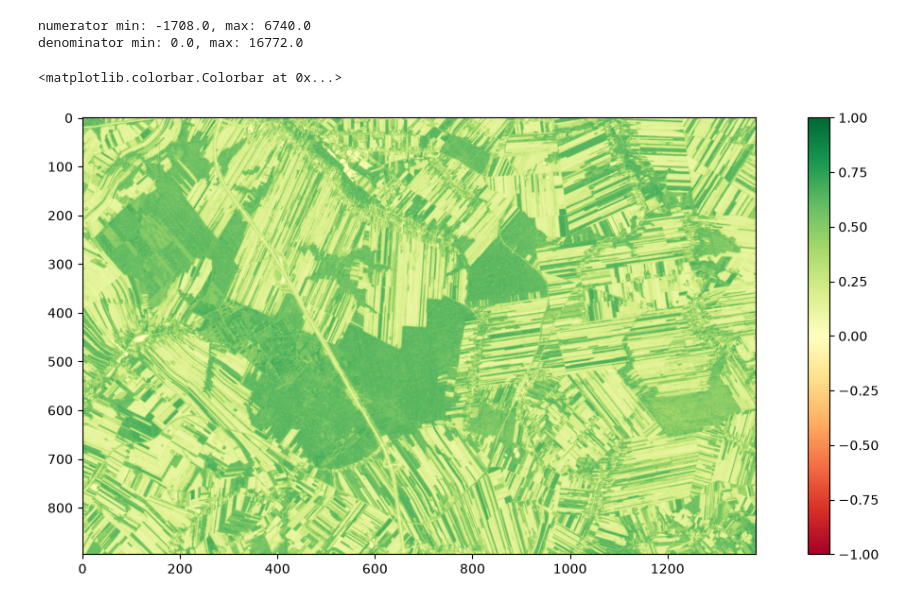
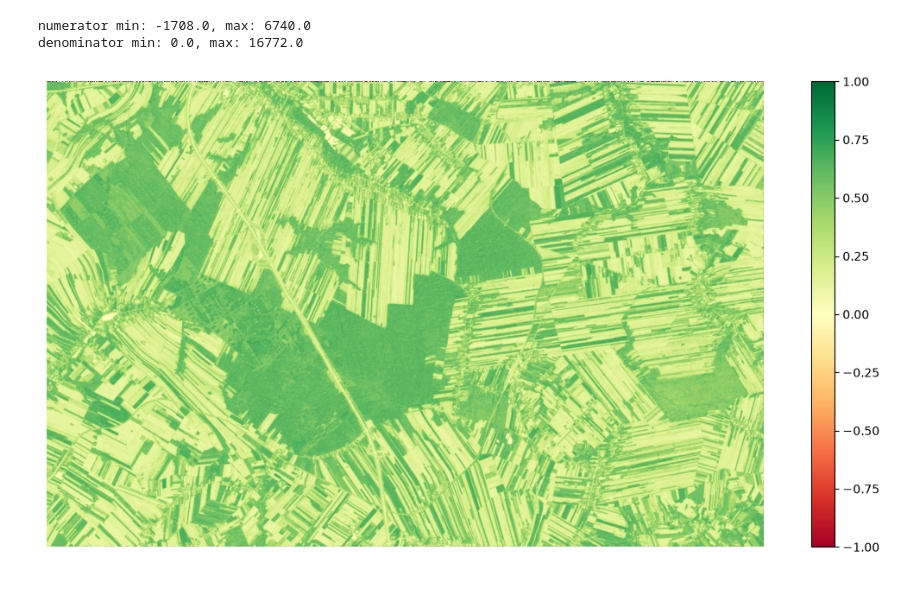
Before and after one commit to mikolaj-kowal/rs-vegetation-indices, a Jupyter notebook: vegetation-indices.ipynb, the cells around one changed output. Cells and saved outputs as stored; diff of their text form; code cells hidden in the pictures.

Commit message:
Add NDVI information

```diff
--- a/vegetation-indices.ipynb
+++ b/vegetation-indices.ipynb
@@ -122,10 +122,11 @@ denominator min: 0.0, max: 16772.0
 # %%
 ndvi = np.divide(numerator, denominator, out=np.full(arrImages[3].shape, np.nan, dtype=np.float64), where=denominator != 0)
 # %%
-fig, ax = plt.subplots(figsize=(14, 6))
+fig, ax = plt.subplots(figsize=(14, 7))
 
 plt.imshow(ndvi, cmap="RdYlGn")
 plt.colorbar()
+ax.set_axis_off()
+plt.savefig("docs/ndvi.png", )
 # %% [output]
-<matplotlib.colorbar.Colorbar at 0x...>
-[figure, old version]
+[figure, new version]
```
Also changed, not shown: parts of 1 cell of this notebook, 1 other file.
